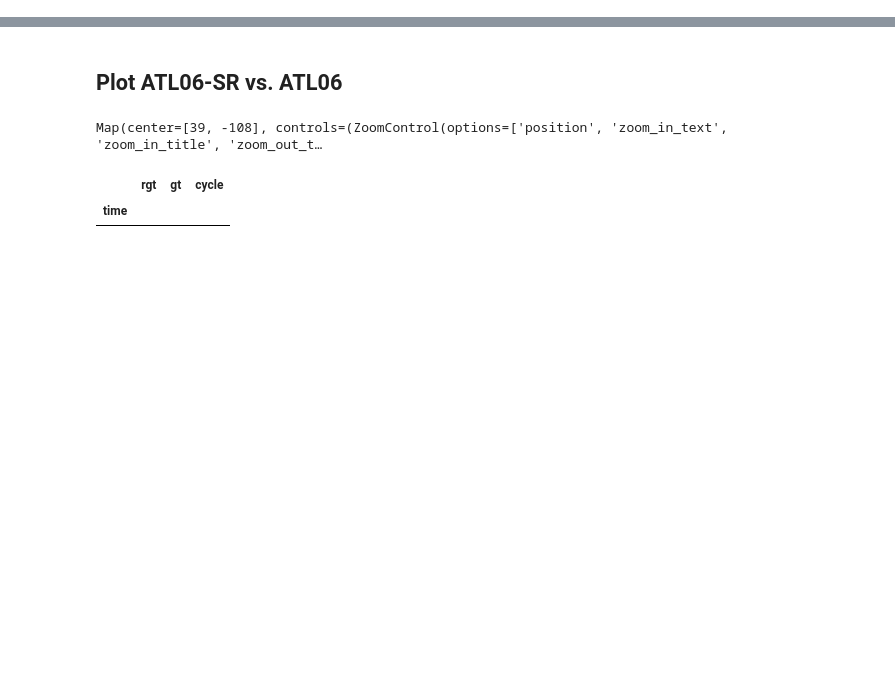
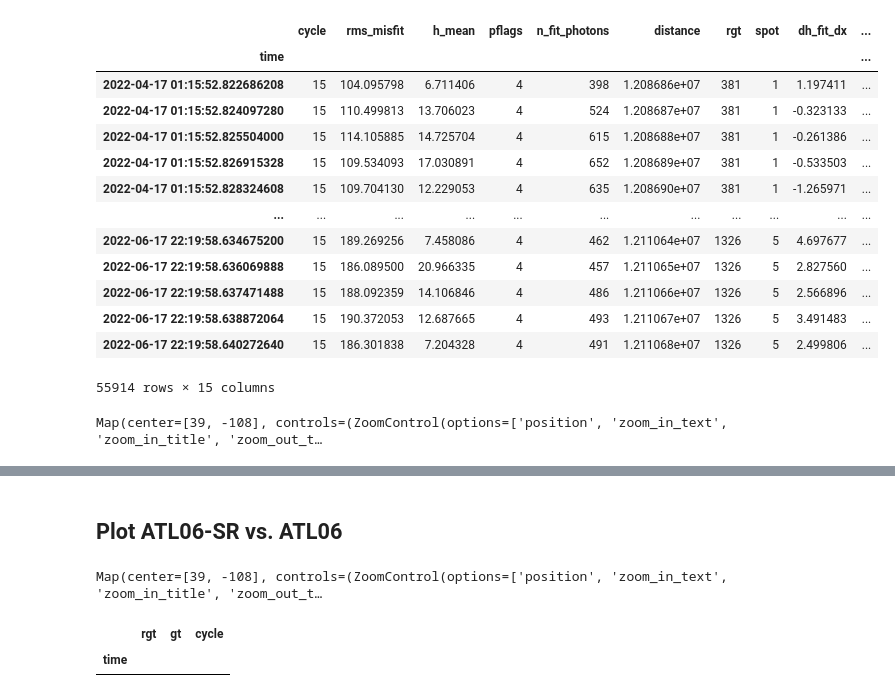
Before and after one commit to ICESAT-2HackWeek/surfit, a Jupyter notebook: shared_code/ATL06_Retrieval.ipynb, the cells around one changed output, grey strips where cells are left out. Drawn from its saved outputs; the diff is of its cells as text; code cells hidden in the pictures; blank space fills up the shorter version.

```diff
--- a/shared_code/ATL06_Retrieval.ipynb
+++ b/shared_code/ATL06_Retrieval.ipynb
@@ -109 +110,27 @@ Received 10289 elevations
+# %%
+atl06_sr
+# %% [output]
+|  | cycle | rms_misfit | h_mean | pflags | n_fit_photons | distance | rgt | spot | dh_fit_dx | ... |
+| time |  |  |  |  |  |  |  |  |  | ... |
+| 2022-04-17 01:15:52.822686208 | 15 | 104.095798 | 6.711406 | 4 | 398 | 1.208686e+07 | 381 | 1 | 1.197411 | ... |
+| 2022-04-17 01:15:52.824097280 | 15 | 110.499813 | 13.706023 | 4 | 524 | 1.208687e+07 | 381 | 1 | -0.323133 | ... |
+| 2022-04-17 01:15:52.825504000 | 15 | 114.105885 | 14.725704 | 4 | 615 | 1.208688e+07 | 381 | 1 | -0.261386 | ... |
+| 2022-04-17 01:15:52.826915328 | 15 | 109.534093 | 17.030891 | 4 | 652 | 1.208689e+07 | 381 | 1 | -0.533503 | ... |
+| 2022-04-17 01:15:52.828324608 | 15 | 109.704130 | 12.229053 | 4 | 635 | 1.208690e+07 | 381 | 1 | -1.265971 | ... |
+| ... | ... | ... | ... | ... | ... | ... | ... | ... | ... | ... |
+| 2022-06-17 22:19:58.634675200 | 15 | 189.269256 | 7.458086 | 4 | 462 | 1.211064e+07 | 1326 | 5 | 4.697677 | ... |
+| 2022-06-17 22:19:58.636069888 | 15 | 186.089500 | 20.966335 | 4 | 457 | 1.211065e+07 | 1326 | 5 | 2.827560 | ... |
+| 2022-06-17 22:19:58.637471488 | 15 | 188.092359 | 14.106846 | 4 | 486 | 1.211066e+07 | 1326 | 5 | 2.566896 | ... |
+| 2022-06-17 22:19:58.638872064 | 15 | 190.372053 | 12.687665 | 4 | 493 | 1.211067e+07 | 1326 | 5 | 3.491483 | ... |
+| 2022-06-17 22:19:58.640272640 | 15 | 186.301838 | 7.204328 | 4 | 491 | 1.211068e+07 | 1326 | 5 | 2.499806 | ... |
+55914 rows × 15 columns
+# %%
+projection = 'Global'
+max_plot_point = atl06_sr.shape[0]
+m = ipysliderule.leaflet(projection)
+m.GeoData(atl06_sr, column_name='h_mean', cmap='viridis', max_plot_point=max_plot_point)
+
+display.display(m.map)
+# %% [output]
+Map(center=[39, -108], controls=(ZoomControl(options=['position', 'zoom_in_text', 'zoom_in_title', 'zoom_out_t…
 # %%
```
Also changed, not shown: parts of 15 cells of this notebook.
